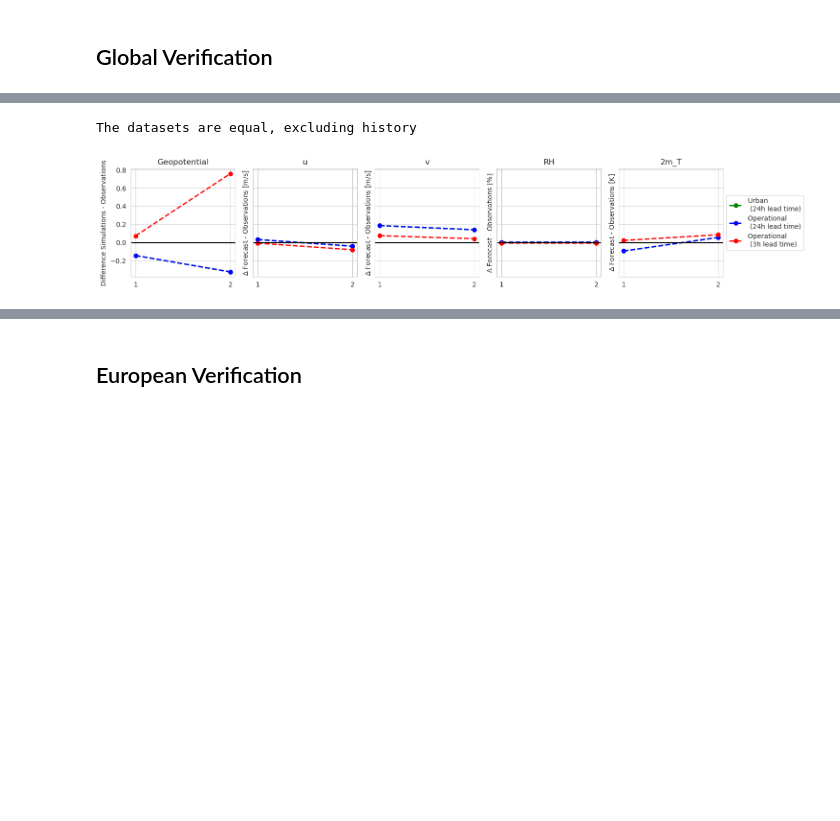
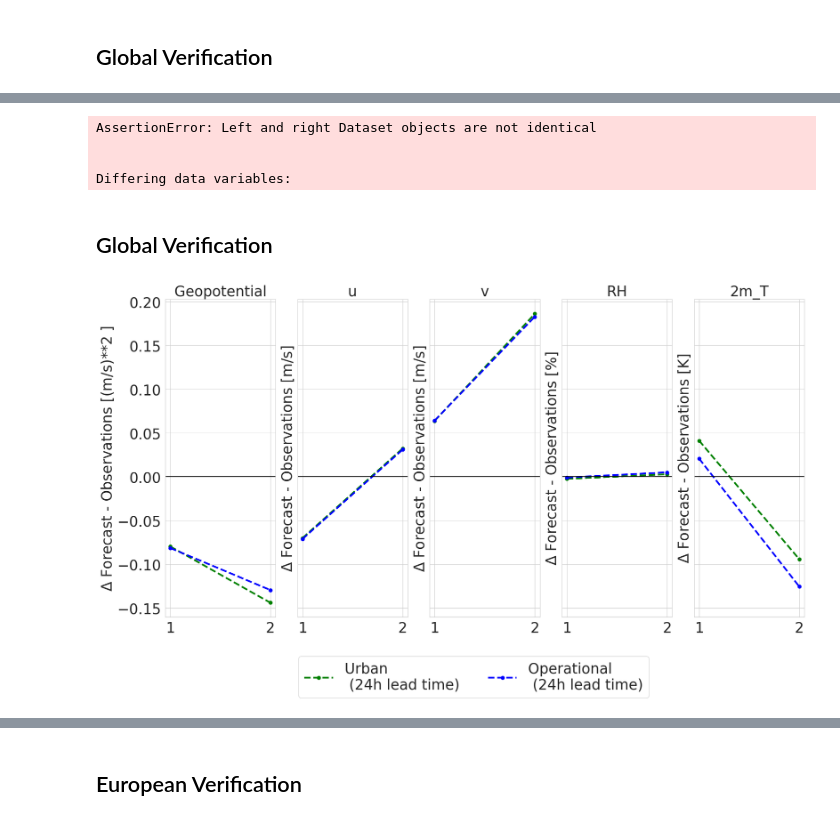
Before and after one commit to maymeret/master_thesis, a Jupyter notebook: verification.ipynb, the cells around one changed output, grey strips where cells are left out. Drawn from its saved outputs; the diff is of its cells as text; code cells hidden in the pictures; blank space fills up the shorter version.

```diff
--- a/verification.ipynb
+++ b/verification.ipynb
@@ -43,12 +70,19 @@ The datasets are equal, excluding history
 # %%
-urb_24_synop_modified = urb_24_synop.copy()
-op_24_synop_modified = op_24_synop.copy()
+#same bug check
 
-urb_24_synop_modified.attrs.pop('history', None)
-op_24_synop_modified.attrs.pop('history', None)
+urb_12_pilot_modified = urb_12_pilot.copy()
+opr_12_pilot_modified = opr_12_pilot.copy()
 
-xr.testing.assert_identical(urb_24_synop_modified, op_24_synop_modified)
+urb_12_pilot_modified.attrs.pop('history', None)
+opr_12_pilot_modified.attrs.pop('history', None)
+
+xr.testing.assert_identical(urb_12_pilot_modified, opr_12_pilot_modified)
 print('The datasets are equal, excluding history')
 # %% [output]
-The datasets are equal, excluding history
+AssertionError: Left and right Dataset objects are not identical
+
+
+Differing data variables:
+# %% [markdown]
+## Global Verification
 # %%
@@ -55,51 +91,58 @@ The datasets are equal, excluding history
 sns.set_style('whitegrid')
 # %%
+#plot synop stations - measurements global
+
+params = {'axes.labelsize': 25,'axes.titlesize':25, 'legend.fontsize': 25, 'xtick.labelsize': 25,
+          'ytick.labelsize': 25}
+
+plt.rcParams.update(params)
+
 x = np.unique(urb_12_synop.varno)
 varno = ['Geopotential', 'u', 'v', 'RH', '2m_T']
 y_label = ['(m/s)**2 ', 'm/s', 'm/s', '%','K']
 
-fig, ax = plt.subplots(1, len(x), figsize=(15, 3), sharey=True)
+fig, ax = plt.subplots(1, len(x), figsize=(20, 10), sharey=True)
 
 dataset = {
-    'operational_12h': op_12_synop,
-    'urban_12h': urb_12_synop,
-    'operational_24h': op_24_synop,
-    'urban_24h': urb_24_synop,}
+    'operational_00h': opr_00_synop,
+    'urban_00h': urb_00_synop,
+    'operational_12h': opr_12_synop,
+    'urban_12h': urb_12_synop,}
 
 for i, x_value in enumerate(x):
+    urb_00_data = (dataset['urban_00h'].veri_data[6, :].where(dataset['urban_00h'].varno == x_value).mean() -
+                   dataset['urban_00h'].obs.where(dataset['urban_00h'].varno == x_value).mean())
     urb_12_data = (dataset['urban_12h'].veri_data[5, :].where(dataset['urban_12h'].varno == x_value).mean() -
                    dataset['urban_12h'].obs.where(dataset['urban_12h'].varno == x_value).mean())
-    urb_24_data = (dataset['urban_24h'].veri_data[5, :].where(dataset['urban_24h'].varno == x_value).mean() -
-                   dataset['urban_24h'].obs.where(dataset['urban_24h'].varno == x_value).mean())
 
-    op_12_data = (dataset['operational_12h'].veri_data[5, :].where(dataset['operational_12h'].varno == x_value).mean() -
-                  dataset['operational_12h'].obs.where(dataset['operational_12h'].varno == x_value).mean())
-    op_24_data = (dataset['operational_24h'].veri_data[5, :].where(dataset['operational_24h'].varno == x_value).mean() -
-                  dataset['operational_24h'].obs.where(dataset['operational_24h'].varno == x_value).mean())
-
-    op_12h_3hlt = (dataset['operational_12h'].veri_data[0, :].where(dataset['operational_12h'].varno == x_value).mean() -
+    opr_00_data = (dataset['operational_00h'].veri_data[6, :].where(dataset['operational_00h'].varno == x_value).mean() -
+                  dataset['operational_00h'].obs.where(dataset['operational_00h'].varno == x_value).mean())
+    opr_12_data = (dataset['operational_12h'].veri_data[5, :].where(dataset['operational_12h'].varno == x_value).mean() -
                   dataset['operational_12h'].obs.where(dataset['operational_12h'].varno == x_value).mean())
 
-    op_24h_3hlt = (dataset['operational_24h'].veri_data[0, :].where(dataset['operational_24h'].varno == x_value).mean() -
-                  dataset['operational_24h'].obs.where(dataset['operational_24h'].varno == x_value).mean())
+    opr_00_3hlt = (dataset['operational_00h'].veri_data[0, :].where(dataset['operational_00h'].varno == x_value).mean() -
+                  dataset['operational_00h'].obs.where(dataset['operational_00h'].varno == x_value).mean())
 
-    ax[i].plot([1, 2], [urb_12_data, urb_24_data], marker='o', color='g', linestyle='--', linewidth=2, label='Urban \n (24h lead time)')
-    ax[i].plot([1, 2], [op_12_data, op_24_data], marker='o', color='b', linestyle='--', linewidth=2, label='Operational \n (24h lead time)')
-    ax[i].plot([1, 2], [op_12h_3hlt, op_24h_3hlt], marker='o', color='r', linestyle='--', linewidth=2, label='Operational \n (3h lead time)')
+    opr_12_3hlt = (dataset['operational_12h'].veri_data[0, :].where(dataset['operational_12h'].varno == x_value).mean() -
+                  dataset['operational_12h'].obs.where(dataset['operational_12h'].varno == x_value).mean())
+
+    ax[i].plot([1, 2], [urb_00_data, urb_12_data], marker='o', color='g', linestyle='--', linewidth=3, label='Urban \n (24h lead time)')
+    ax[i].plot([1, 2], [opr_00_data, opr_12_data], marker='o', color='b', linestyle='--', linewidth=3, label='Operational \n (24h lead time)')
+#    ax[i].plot([1, 2], [opr_00_3hlt, opr_12_3hlt], marker='o', color='r', linestyle='--', linewidth=3, label='Operational \n (3h lead time)')
     ax[i].set_ylabel(f'$\Delta$ Forecast - Observations [{y_label[i]}]')
 
     ax[i].set_title(varno[i])
 #    ax[-1].legend()
     ax[i].set_xticks([1, 2])
     ax[i].set_xticklabels(['1', '2'])
     ax[i].grid(True)
     ax[i].axhline(y=0, color='black', linestyle='-')
 
-ax[0].set_ylabel('Difference Simulations - Observations')
-ax[-1].legend(loc='center left', bbox_to_anchor=(1, 0.5))
+#ax[-1].legend(loc='upper right', bbox_to_anchor=(0, -.5))
+ax[-1].legend(loc='upper center', bbox_to_anchor=(-2, -0.1), ncol=3)
 
-plt.tight_layout()
+#plt.tight_layout()
 plt.show()
 # %% [output]
-[figure, old version]
+[figure, new version]
 # %%
```
Also changed, not shown: parts of 41 cells of this notebook, 2 other files.
